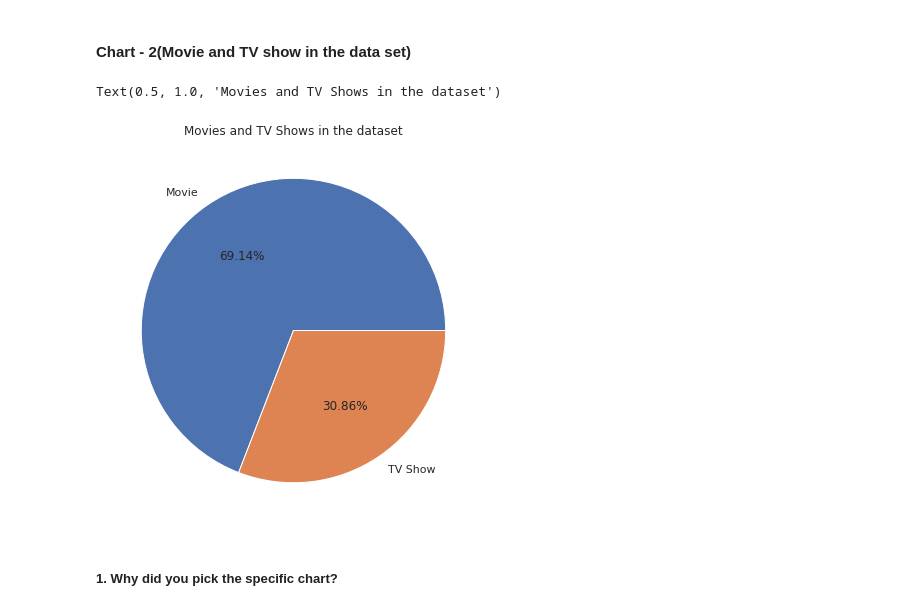
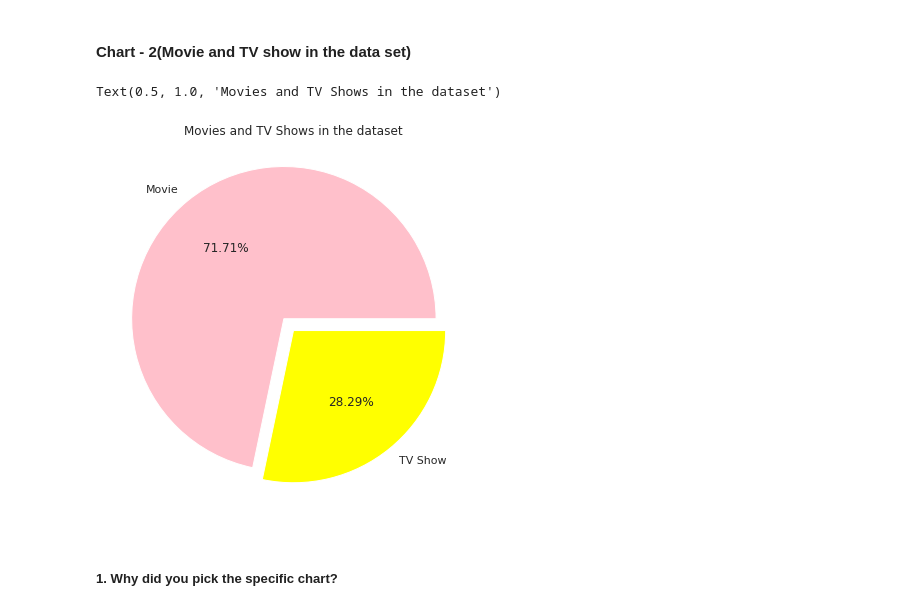
Before and after one commit to Ajay07pandey/Netflix-Movies-and-TV-Shows-Clustering, a Jupyter notebook: Netflix_movie_and_TV_show_Clustering_Ajay.ipynb, the cells around one changed output. Saved outputs shown, nothing was run; the diff lists cells and outputs as text; code cells hidden in the pictures.

```diff
--- a/Netflix_movie_and_TV_show_Clustering_Ajay.ipynb
+++ b/Netflix_movie_and_TV_show_Clustering_Ajay.ipynb
@@ -345,4 +299,0 @@ Name: listed_in, Length: 491, dtype: int64
-# %%
-# Choosing the primary country and primary genre to simplify the analysis
-df['country'] = df['country'].apply(lambda x: x.split(',')[0])
-df['listed_in'] = df['listed_in'].apply(lambda x: x.split(',')[0])
@@ -470,0 +538,4 @@ memory usage: 789.9+ KB
+# %%
+# Merging unnested data with the created dataframe in order to make the final dataframe
+df = df7.merge(df[['type', 'title', 'date_added', 'release_year', 'rating', 'duration','description']],on=['title'],how='left')
+df.head()
@@ -470,0 +573,14 @@ memory usage: 789.9+ KB
+# %%
+# Typecasting duration into integer
+df['duration']= df['duration'].apply(lambda x: int(x.split()[0]))
+
+# Typecasting string object to datetime object of date_added column
+df['date_added']= pd.to_datetime(df['date_added'])
+
+# Extracting date, day, month and year from date_added column
+df["day_added"]= df["date_added"].dt.day
+df["month_added"]= df["date_added"].dt.month
+df["year_added"]= df["date_added"].dt.year
+
+# Dropping date_added
+df.drop('date_added', axis=1, inplace=True)
@@ -470,0 +650,19 @@ memory usage: 789.9+ KB
+# %%
+# Binning the values in the rating column
+rating_map = {'TV-MA':'Adults',
+              'R':'Restricted',
+              'PG-13':'Teen',
+              'TV-14':'Teen',
+              'TV-PG':'All Ages',
+              'NR':'Not Rated',
+              'TV-G':'All Ages',
+              'TV-Y':'All Ages',
+              'TV-Y7':'All Ages',
+              'PG':'All Ages',
+              'G':'All Ages',
+              'NC-17':'Adults',
+              'TV-Y7-FV':'All Ages',
+              'UR':'Restricted'}
+
+df['rating'].replace(rating_map, inplace = True)
+df['rating'].unique()
@@ -520,12 +763,14 @@ Answer Here
 # %%
 # Number of Movies and TV Shows in the dataset
 plt.figure(figsize=(7,7))
-df.type.value_counts().plot(kind='pie',autopct='%1.2f%%')
+colors = ['pink', 'yellow']
+explode = (0.1, 0.0)
+df.type.value_counts().plot(kind='pie',explode=explode,colors=colors,autopct='%1.2f%%')
 plt.ylabel('')
 plt.title('Movies and TV Shows in the dataset')
 # %% [output]
 Text(0.5, 1.0, 'Movies and TV Shows in the dataset')
-[figure, old version]
+[figure, new version]
 # %% [markdown]
 ##### 1. Why did you pick the specific chart?
 # %% [markdown]
```
Also changed, not shown: parts of 74 cells of this notebook.
